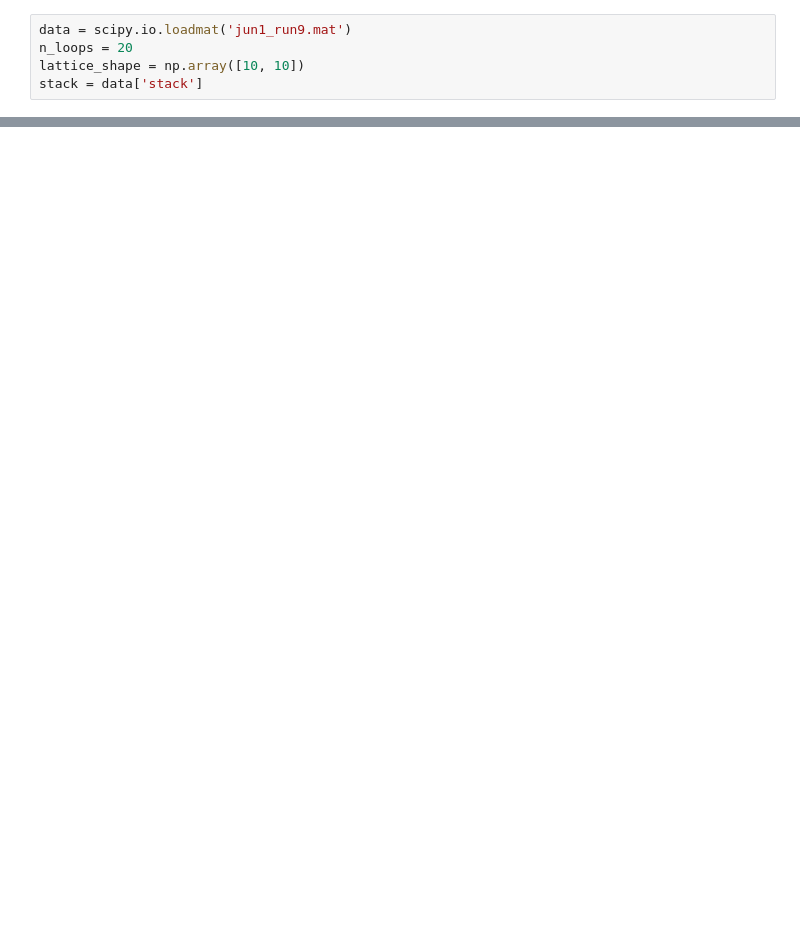
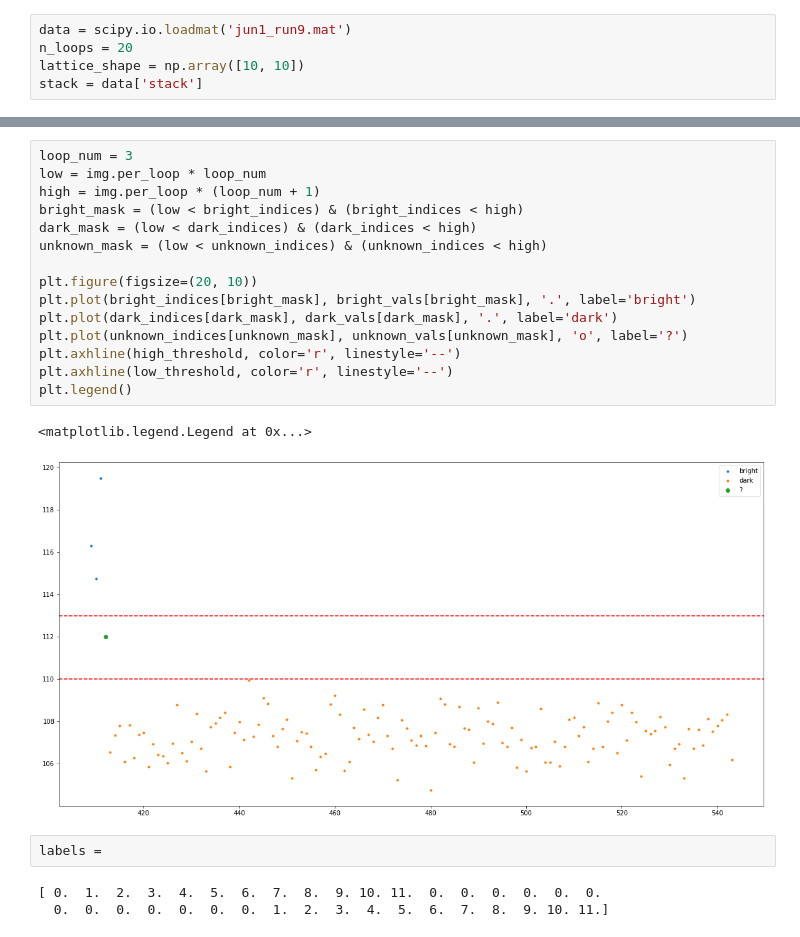
Before and after one commit to jack-mango/QURIP-thompsonlab-amo, a Jupyter notebook: ImagingSoftware/nondestructive image analysis.ipynb, the cells around one changed output, grey strips where cells are left out. Cells and saved outputs as stored; diff of their text form; blank space fills up the shorter version.

```diff
--- a/ImagingSoftware/nondestructive image analysis.ipynb
+++ b/ImagingSoftware/nondestructive image analysis.ipynb
@@ -44,0 +104,23 @@ for i in range(n_loops):
+# %%
+loop_num = 3
+low = img.per_loop * loop_num
+high = img.per_loop * (loop_num + 1)
+bright_mask = (low < bright_indices) & (bright_indices < high)
+dark_mask = (low < dark_indices) & (dark_indices < high)
+unknown_mask = (low < unknown_indices) & (unknown_indices < high)
+
+plt.figure(figsize=(20, 10))
+plt.plot(bright_indices[bright_mask], bright_vals[bright_mask], '.', label='bright')
+plt.plot(dark_indices[dark_mask], dark_vals[dark_mask], '.', label='dark')
+plt.plot(unknown_indices[unknown_mask], unknown_vals[unknown_mask], 'o', label='?')
+plt.axhline(high_threshold, color='r', linestyle='--')
+plt.axhline(low_threshold, color='r', linestyle='--')
+plt.legend()
+# %% [output]
+<matplotlib.legend.Legend at 0x...>
+[figure, added]
+# %%
+labels =
+# %% [output]
+[ 0.  1.  2.  3.  4.  5.  6.  7.  8.  9. 10. 11.  0.  0.  0.  0.  0.  0.
+  0.  0.  0.  0.  0.  0.  0.  1.  2.  3.  4.  5.  6.  7.  8.  9. 10. 11.]
```
Also changed, not shown: parts of 6 cells of this notebook, 4 other files.
